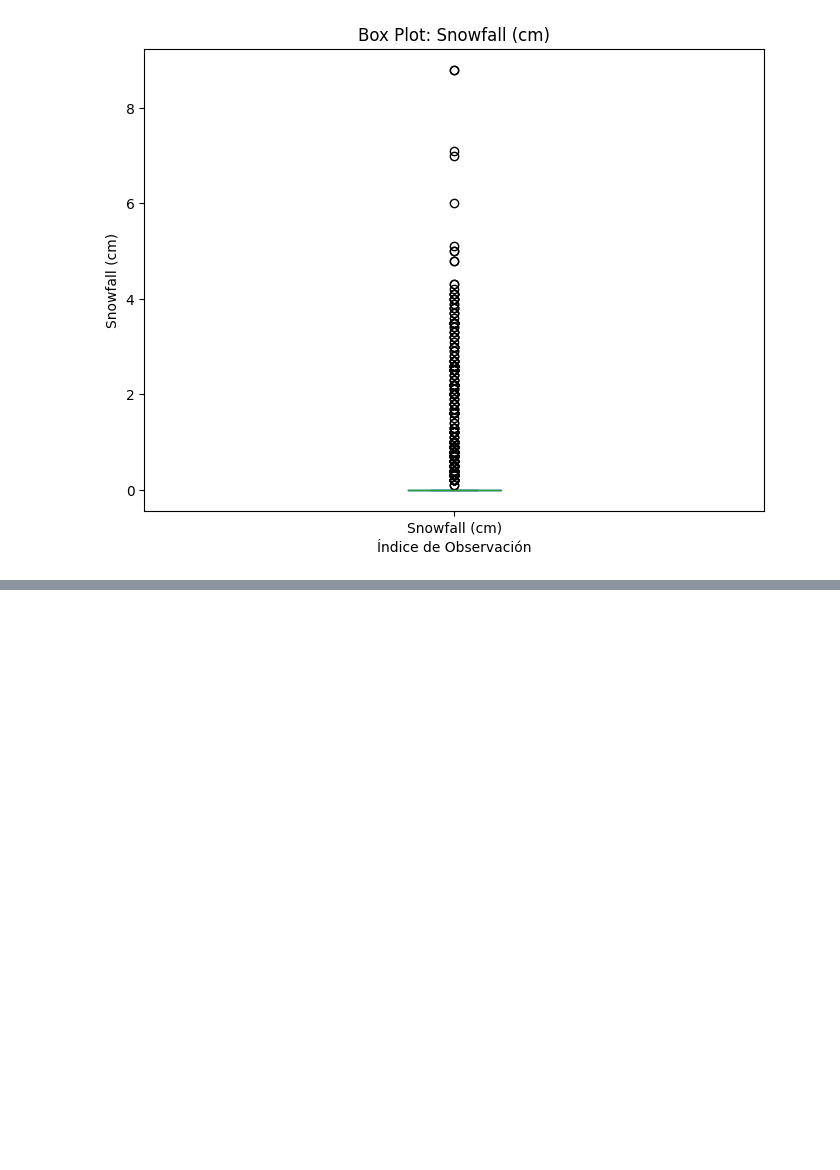
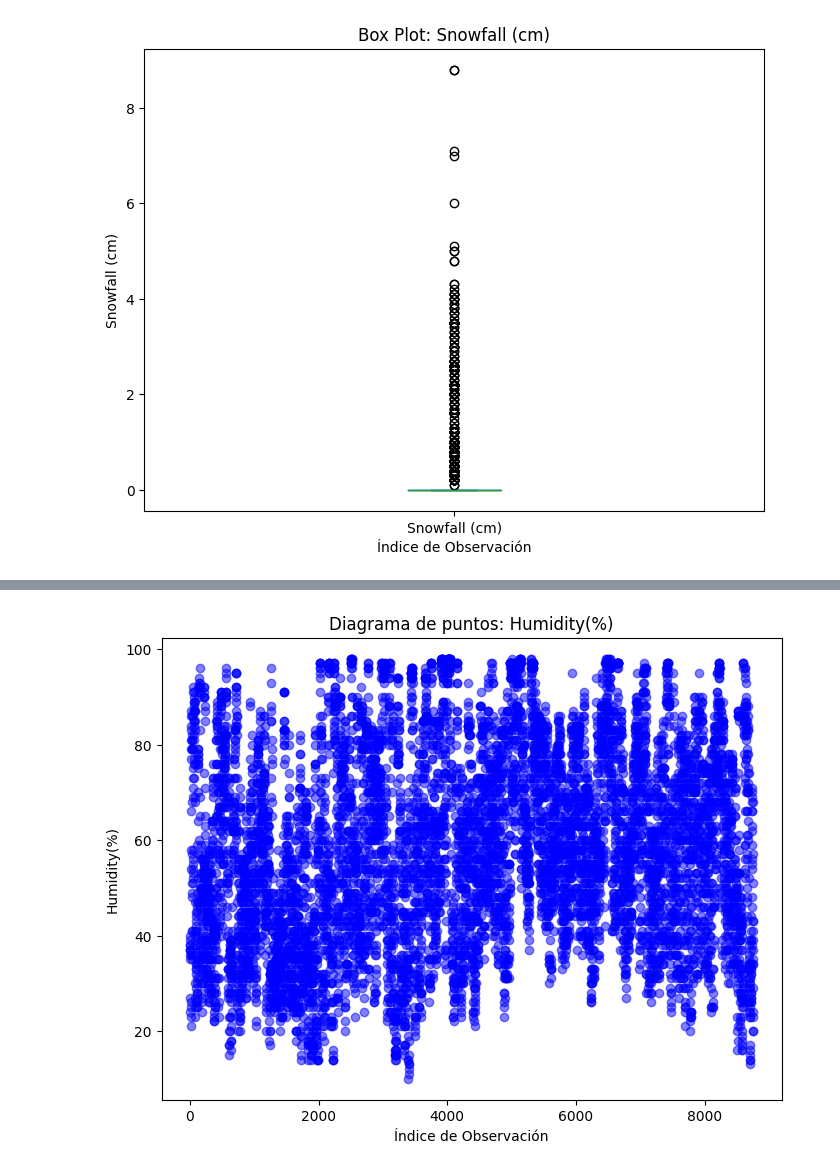
Before and after one commit to jerussi123/Proyectos, a Jupyter notebook: proyecto_1/Soporte_Limpieza.ipynb, the cells around one changed output, grey strips where cells are left out. Saved outputs shown, nothing was run; the diff lists cells and outputs as text; code cells hidden in the pictures; blank space fills up the shorter version.

```diff
--- a/proyecto_1/Soporte_Limpieza.ipynb
+++ b/proyecto_1/Soporte_Limpieza.ipynb
@@ -204,0 +136,11 @@ data_dummie_Sin_Atipicos.to_csv('Data_limpia_Sin_Atipicos.csv', index=False)
+# %%
+data2 = data[data["Humidity(%)"] >= 5]
+
+plt.figure(figsize=(8, 6))
+plt.scatter(data2.index, data2["Humidity(%)"], alpha=0.5, color='blue')
+plt.title('Diagrama de puntos: Humidity(%)')
+plt.xlabel('Índice de Observación')
+plt.ylabel("Humidity(%)")
+plt.show()
+# %% [output]
+[figure, added]
```
Also changed, not shown: parts of 10 cells of this notebook, 1 other file.
